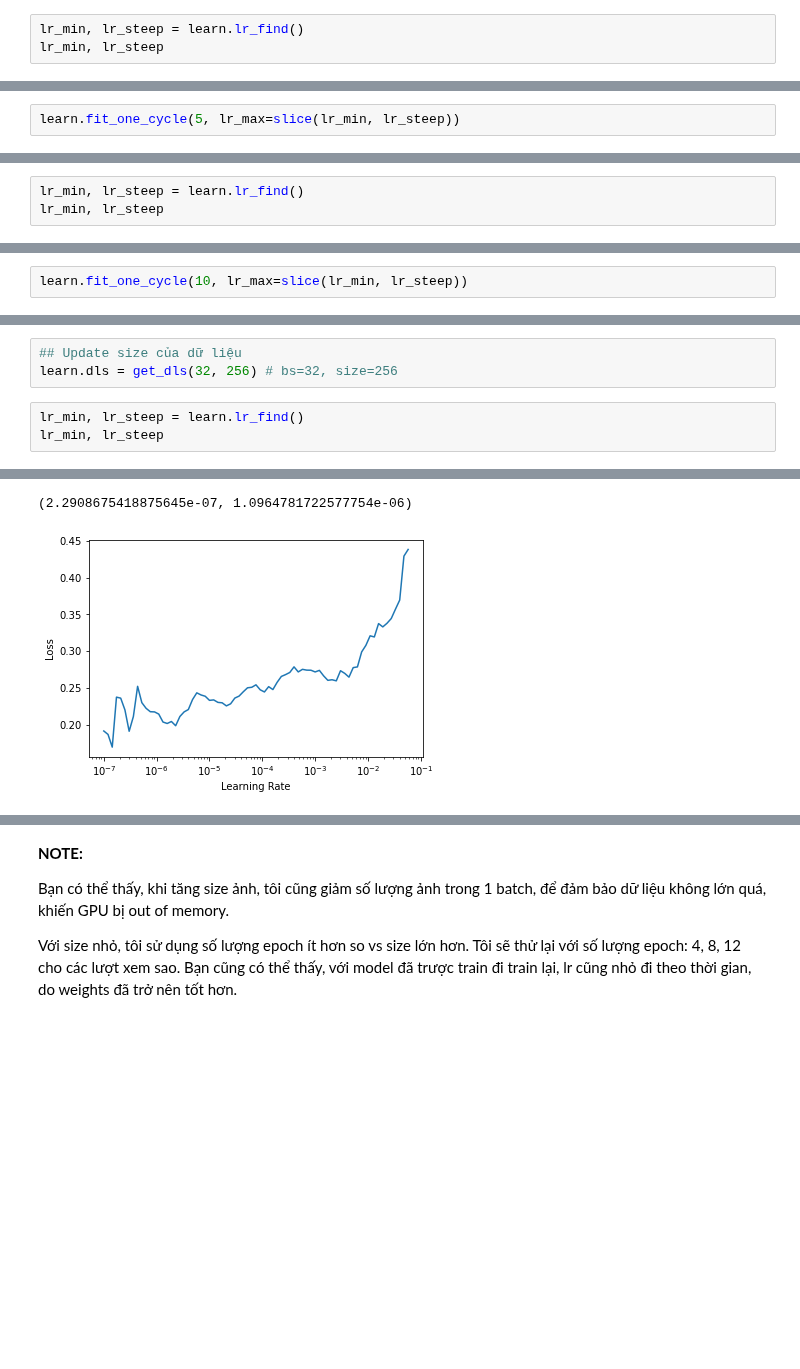
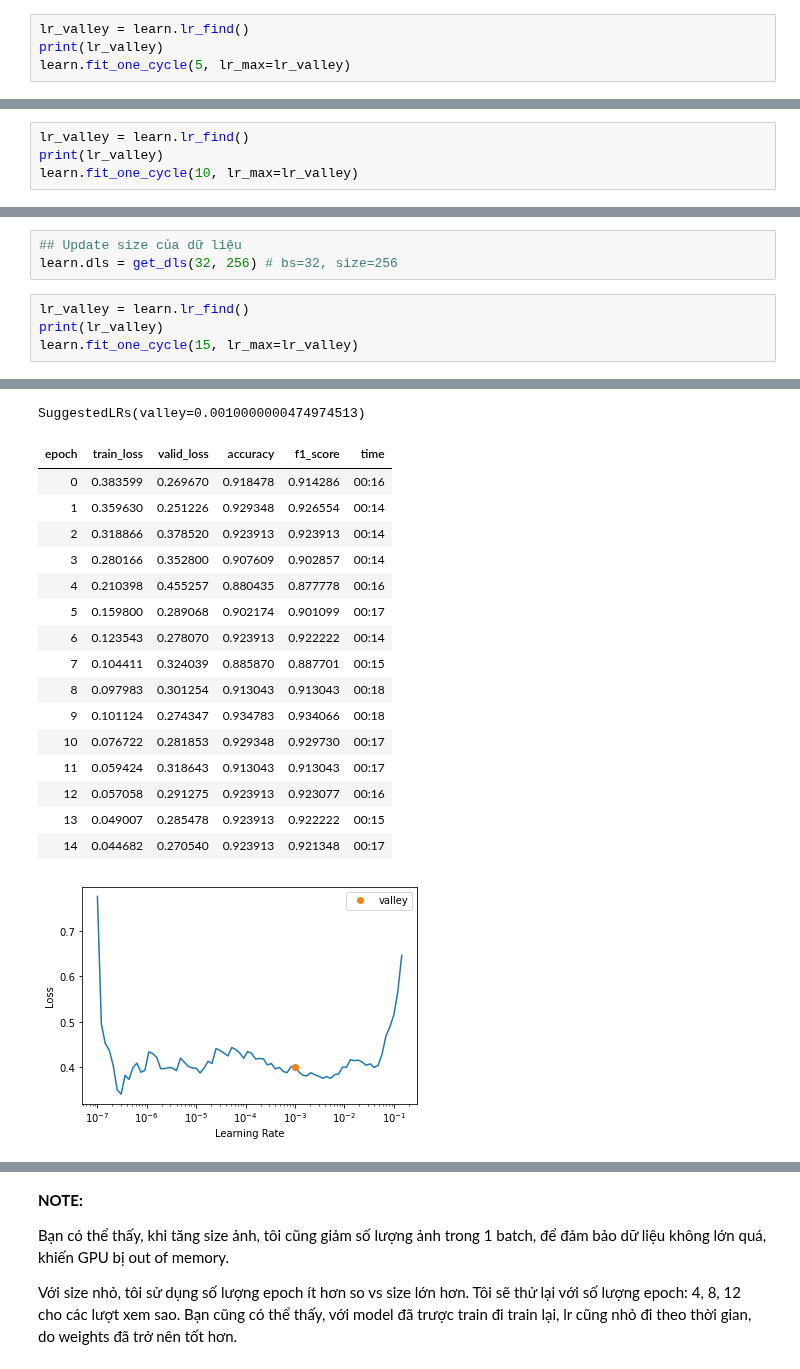
Before and after one commit to ddpham/swift_swallow_classification, a Jupyter notebook: nbs/fastai_advanced.ipynb, the cells around one changed output, grey strips where cells are left out. Drawn from its saved outputs; the diff is of its cells as text; blank space fills up the shorter version.

```diff
--- a/nbs/fastai_advanced.ipynb
+++ b/nbs/fastai_advanced.ipynb
@@ -107,7 +123,8 @@ Chúng ta sẽ áp dụng chiến thuật này với 3 kích cỡ khác nhau: 12
 dls = get_dls(128, 128) # bs=128, size=128
 learn = cnn_learner(dls, resnet50, loss_func=CrossEntropyLossFlat(), metrics=[accuracy, F1Score()])
 # %%
-lr_min, lr_steep = learn.lr_find()
-lr_min, lr_steep
+lr_valley = learn.lr_find()
+print(lr_valley)
+learn.fit_one_cycle(5, lr_max=lr_valley)
 # %% [output]
 [interactive output not drawn]
@@ -116,2 +138,0 @@ lr_min, lr_steep
-# %%
-learn.fit_one_cycle(5, lr_max=slice(lr_min, lr_steep))
@@ -129,7 +143,8 @@ chúng ta có thể thấy vói size=128, kết quả trả về cho accuracy v
 ## Update size của dữ liệu
 learn.dls = get_dls(64, 224) # bs=64, size=224
 # %%
-lr_min, lr_steep = learn.lr_find()
-lr_min, lr_steep
+lr_valley = learn.lr_find()
+print(lr_valley)
+learn.fit_one_cycle(10, lr_max=lr_valley)
 # %% [output]
 [interactive output not drawn]
@@ -138,2 +163,0 @@ lr_min, lr_steep
-# %%
-learn.fit_one_cycle(10, lr_max=slice(lr_min, lr_steep))
@@ -156,9 +168,26 @@ Trong quá trình train, chúng ta lưu ý tránh để lỗi typo trong code, c
 ## Update size của dữ liệu
 learn.dls = get_dls(32, 256) # bs=32, size=256
 # %%
-lr_min, lr_steep = learn.lr_find()
-lr_min, lr_steep
+lr_valley = learn.lr_find()
+print(lr_valley)
+learn.fit_one_cycle(15, lr_max=lr_valley)
 # %% [output]
 [interactive output not drawn]
-(2.2908675418875645e-07, 1.0964781722577754e-06)
+SuggestedLRs(valley=0.0010000000474974513)
+| epoch | train_loss | valid_loss | accuracy | f1_score | time |
+| 0 | 0.383599 | 0.269670 | 0.918478 | 0.914286 | 00:16 |
+| 1 | 0.359630 | 0.251226 | 0.929348 | 0.926554 | 00:14 |
+| 2 | 0.318866 | 0.378520 | 0.923913 | 0.923913 | 00:14 |
+| 3 | 0.280166 | 0.352800 | 0.907609 | 0.902857 | 00:14 |
+| 4 | 0.210398 | 0.455257 | 0.880435 | 0.877778 | 00:16 |
+| 5 | 0.159800 | 0.289068 | 0.902174 | 0.901099 | 00:17 |
+| 6 | 0.123543 | 0.278070 | 0.923913 | 0.922222 | 00:14 |
+| 7 | 0.104411 | 0.324039 | 0.885870 | 0.887701 | 00:15 |
+| 8 | 0.097983 | 0.301254 | 0.913043 | 0.913043 | 00:18 |
+| 9 | 0.101124 | 0.274347 | 0.934783 | 0.934066 | 00:18 |
+| 10 | 0.076722 | 0.281853 | 0.929348 | 0.929730 | 00:17 |
+| 11 | 0.059424 | 0.318643 | 0.913043 | 0.913043 | 00:17 |
+| 12 | 0.057058 | 0.291275 | 0.923913 | 0.923077 | 00:16 |
+| 13 | 0.049007 | 0.285478 | 0.923913 | 0.922222 | 00:15 |
+| 14 | 0.044682 | 0.270540 | 0.923913 | 0.921348 | 00:17 |
-[figure, old version]
+[figure, new version]
```
Also changed, not shown: parts of 34 cells of this notebook.
